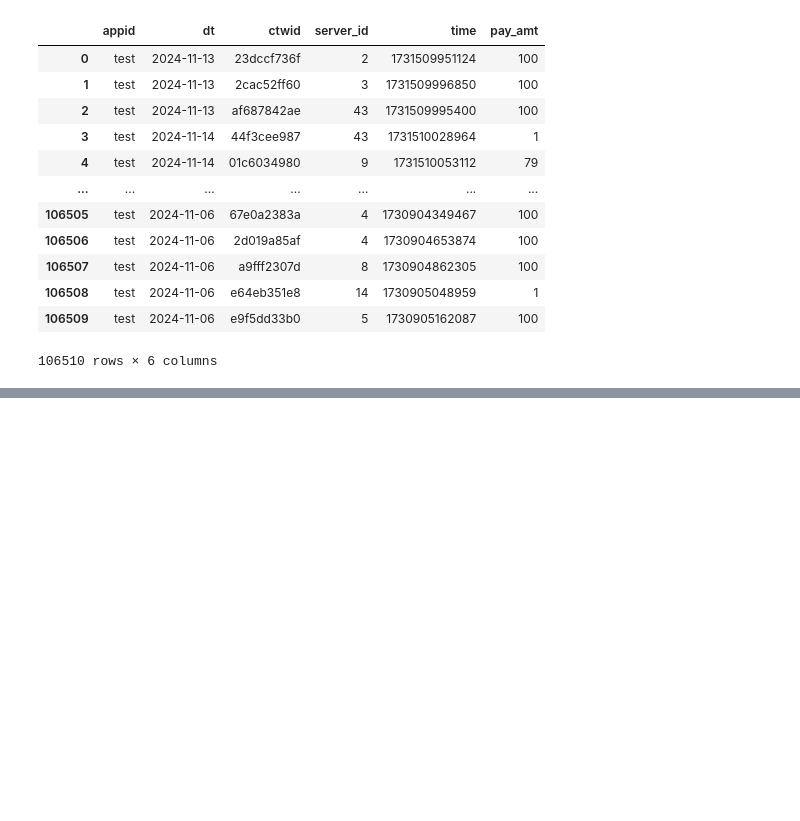
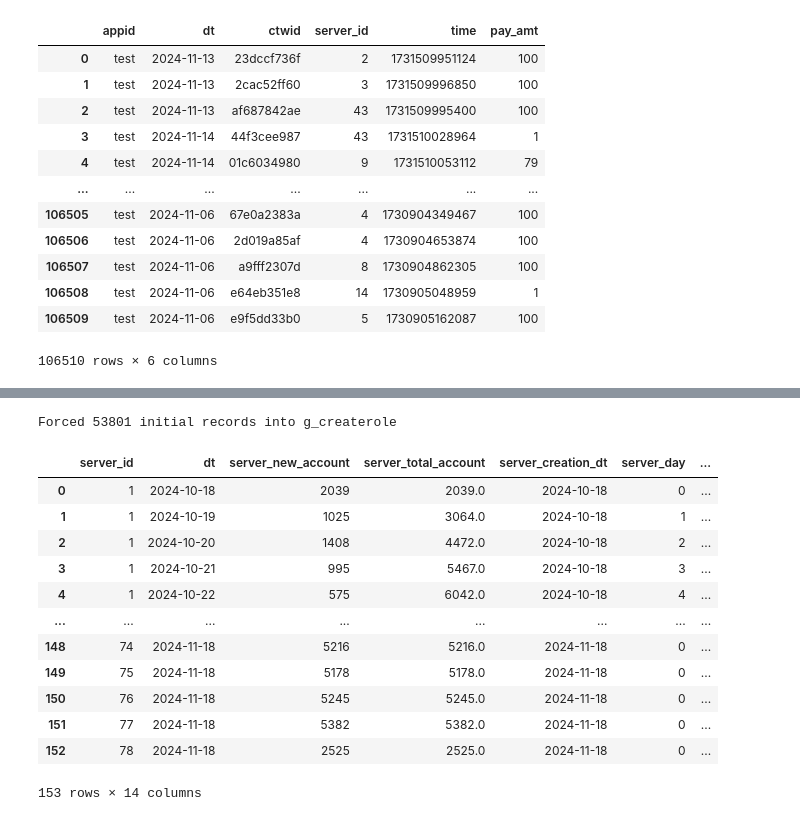
Before and after one commit to Amay3399/G123, a Jupyter notebook: g123_server_analysis.ipynb, the cells around one changed output, grey strips where cells are left out. Cells and saved outputs as stored; diff of their text form; code cells hidden in the pictures; blank space fills up the shorter version.

```diff
--- a/g123_server_analysis.ipynb
+++ b/g123_server_analysis.ipynb
@@ -83,0 +68,67 @@ ValueError: Length of values (679) does not match length of index (153)
+# %%
+# Data cleaning
+
+# # Checked: all records in session have matching records in createrole_login
+# df_createrole_login_unique = df_createrole_login.groupby(['ctwid', 'dt'])['type'].count().reset_index()
+# df_createrole_login_unique['type'] = 1
+# df_session_match = df_session.merge(df_createrole_login_unique, how='left', on=['ctwid', 'dt'])
+# print(df_session_match['type'].value_counts())
+
+# If there is no createrole record for an account, switch the first one into createrole
+n_switch_createrole = 0
+for ctwid, df_ctwid in df_createrole_login.groupby('ctwid'):
+    df_ctwid = df_ctwid.sort_values('time')
+    if 'g_createrole' != df_ctwid.loc[df_ctwid.index[0], 'type']:
+        n_switch_createrole += 1
+        df_ctwid.loc[df_ctwid.index[0], 'type'] = 'g_createrole'
+print('Forced %d initial records into g_createrole' % n_switch_createrole)
+# %% [output]
+Forced 53801 initial records into g_createrole
+# %%
+# Server status stats
+df_createrole = df_createrole_login[df_createrole_login['type']=='g_createrole']
+df_server_creation = df_createrole.groupby('server_id')['dt'].min().reset_index().rename({'dt':'server_creation_dt'}, axis=1)
+
+df_server_status = df_createrole.groupby(['server_id', 'dt'])['type']\
+    .count().reset_index().rename({'type':'server_new_account'}, axis=1)
+df_server_status['server_total_account'] = df_server_status.groupby('server_id')['server_new_account']\
+    .rolling(999, min_periods=1).sum().values
+df_server_status = df_server_status.merge(df_server_creation, on='server_id')
+df_server_status['server_day'] = [x.days for x in df_server_status['dt'] - df_server_status['server_creation_dt']]
+
+df_server_login = df_createrole_login.groupby(['server_id', 'dt', 'ctwid'])['type'].count().reset_index()\
+    .groupby(['server_id', 'dt'])['type'].count().reset_index().rename({'type':'daily_active_account'}, axis=1)
+df_server_status = df_server_status.merge(df_server_login, on=['server_id', 'dt'])
+
+df_player_payment = df_p.groupby(['ctwid', 'server_id', 'dt'])['pay_amt'].sum().reset_index()
+df_player_payment['pay_count'] = df_p.groupby(['ctwid', 'server_id', 'dt'])['pay_amt'].count().values
+df_player_payment['acc_pay_amt'] = df_player_payment.groupby(['ctwid', 'server_id'])['pay_amt'].rolling(999, min_periods=1).sum().values
+df_player_payment['acc_pay_count'] = df_player_payment.groupby(['ctwid', 'server_id'])['pay_count'].rolling(999, min_periods=1).sum().values
+
+df_server_status = df_server_status.merge(df_player_payment.groupby(['server_id', 'dt'])[['pay_amt', 'pay_count']].sum(),
+                                          how='left', on=['server_id', 'dt'])
+df_server_spenders = df_player_payment.groupby(['server_id', 'dt'])['ctwid'].count()\
+    .reset_index().rename({'ctwid': 'spenders'}, axis=1)  # this is a trivial number
+df_server_status = df_server_status.merge(df_server_spenders, how='left', on=['server_id', 'dt'])
+df_server_whales = df_player_payment[df_player_payment['acc_pay_amt'] > 10000].groupby(['server_id', 'dt'])['ctwid'].count()\
+    .reset_index().rename({'ctwid': 'whales'}, axis=1)  # this is a trivial number
+df_server_status = df_server_status.merge(df_server_whales, how='left', on=['server_id', 'dt'])
+df_server_status['arpdau'] = df_server_status['pay_amt'] / df_server_status['daily_active_account']
+df_server_status['daily_conversion'] = df_server_status['spenders'] / df_server_status['daily_active_account']
+df_server_status['arppu'] = df_server_status['pay_amt'] / df_server_status['spenders']
+
+df_server_status
+# %% [output]
+|  | server_id | dt | server_new_account | server_total_account | server_creation_dt | server_day | ... |
+| 0 | 1 | 2024-10-18 | 2039 | 2039.0 | 2024-10-18 | 0 | ... |
+| 1 | 1 | 2024-10-19 | 1025 | 3064.0 | 2024-10-18 | 1 | ... |
+| 2 | 1 | 2024-10-20 | 1408 | 4472.0 | 2024-10-18 | 2 | ... |
+| 3 | 1 | 2024-10-21 | 995 | 5467.0 | 2024-10-18 | 3 | ... |
+| 4 | 1 | 2024-10-22 | 575 | 6042.0 | 2024-10-18 | 4 | ... |
+| ... | ... | ... | ... | ... | ... | ... | ... |
+| 148 | 74 | 2024-11-18 | 5216 | 5216.0 | 2024-11-18 | 0 | ... |
+| 149 | 75 | 2024-11-18 | 5178 | 5178.0 | 2024-11-18 | 0 | ... |
+| 150 | 76 | 2024-11-18 | 5245 | 5245.0 | 2024-11-18 | 0 | ... |
+| 151 | 77 | 2024-11-18 | 5382 | 5382.0 | 2024-11-18 | 0 | ... |
+| 152 | 78 | 2024-11-18 | 2525 | 2525.0 | 2024-11-18 | 0 | ... |
+153 rows × 14 columns
```
Also changed, not shown: parts of 4 cells of this notebook.
